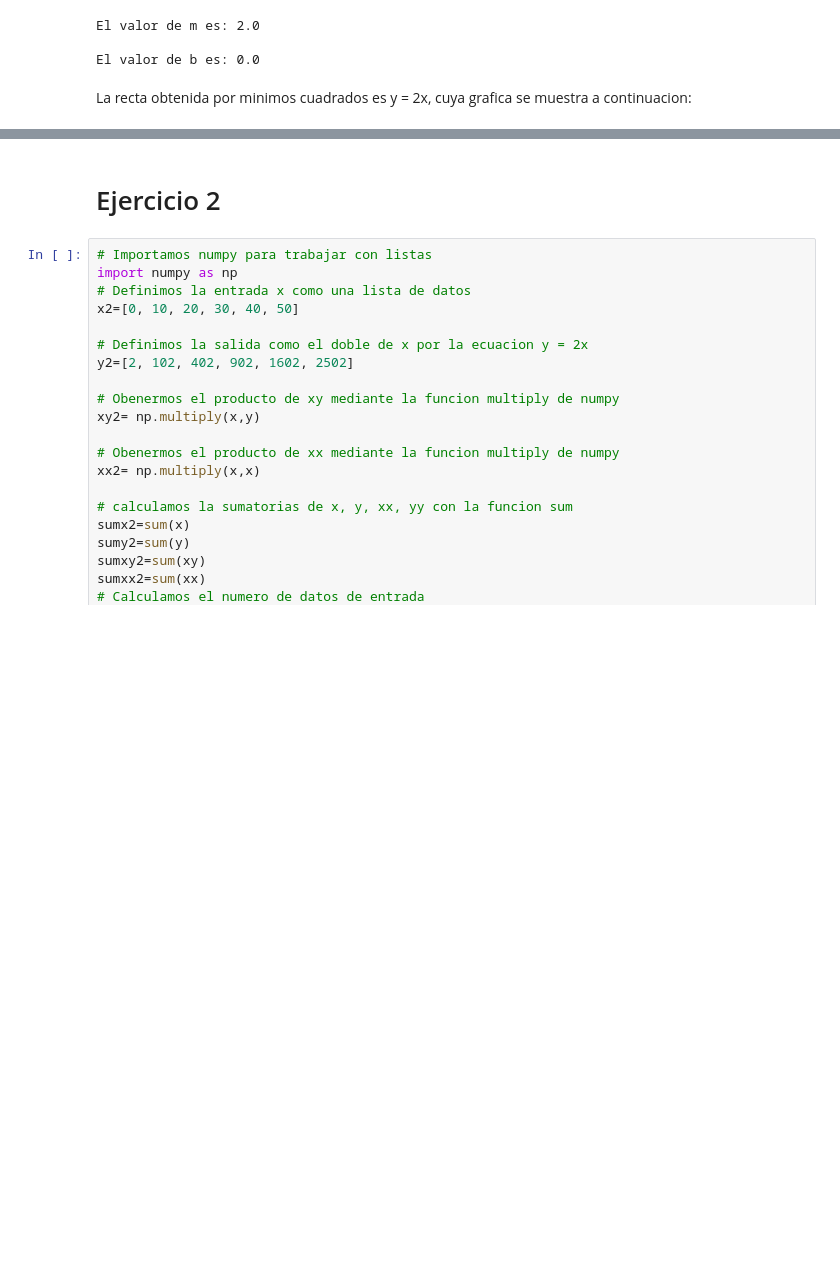
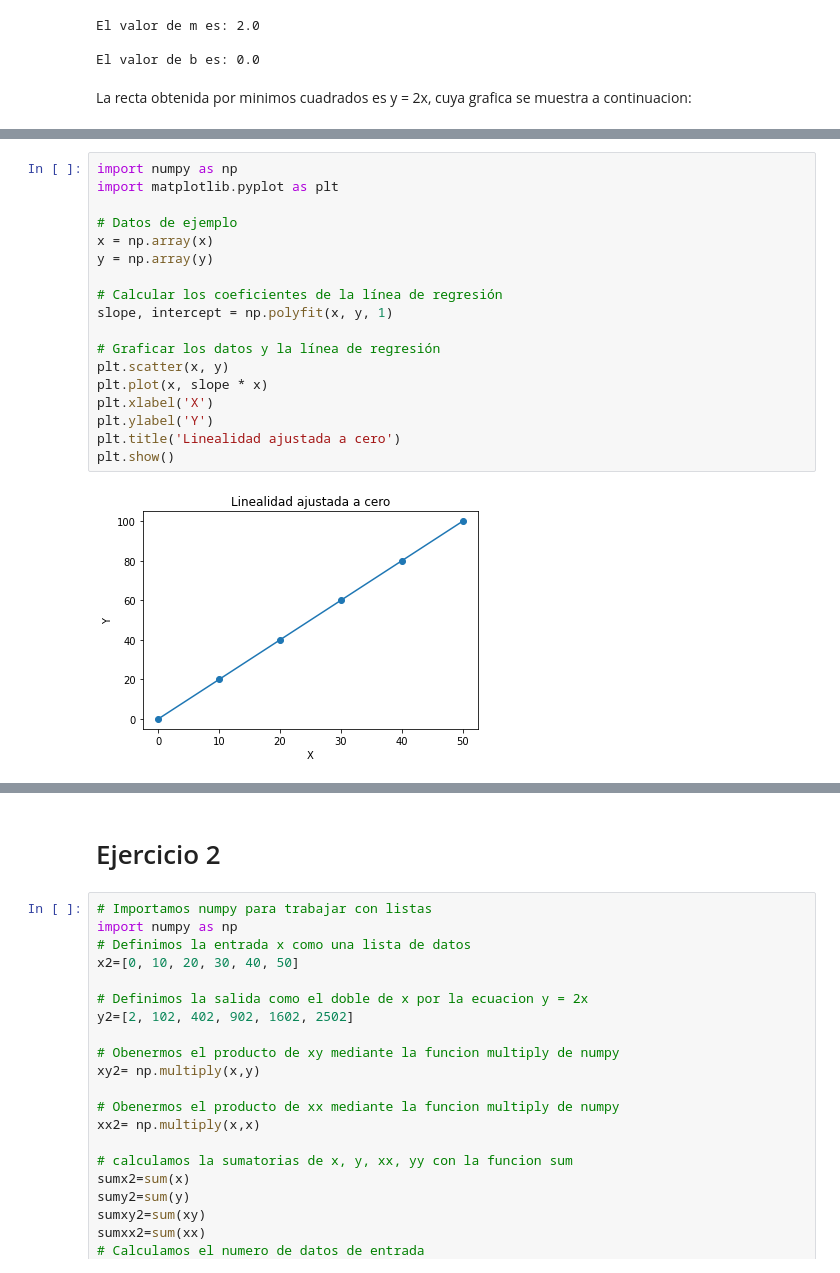
Before and after one commit to Ricardo-Gomez-4-113/Control-inteligente, a Jupyter notebook: Control_Inteligente.ipynb, the cells around one changed output, grey strips where cells are left out. Drawn from its saved outputs; the diff is of its cells as text; blank space fills up the shorter version.

```diff
--- a/Control_Inteligente.ipynb
+++ b/Control_Inteligente.ipynb
@@ -318,0 +338,20 @@ Text(0.5, 1.0, 'y = 2x')
+# %%
+import numpy as np
+import matplotlib.pyplot as plt
+
+# Datos de ejemplo
+x = np.array(x)
+y = np.array(y)
+
+# Calcular los coeficientes de la línea de regresión
+slope, intercept = np.polyfit(x, y, 1)
+
+# Graficar los datos y la línea de regresión
+plt.scatter(x, y)
+plt.plot(x, slope * x)
+plt.xlabel('X')
+plt.ylabel('Y')
+plt.title('Linealidad ajustada a cero')
+plt.show()
+# %% [output]
+[figure, added]
```
Also changed, not shown: parts of 38 cells of this notebook.
